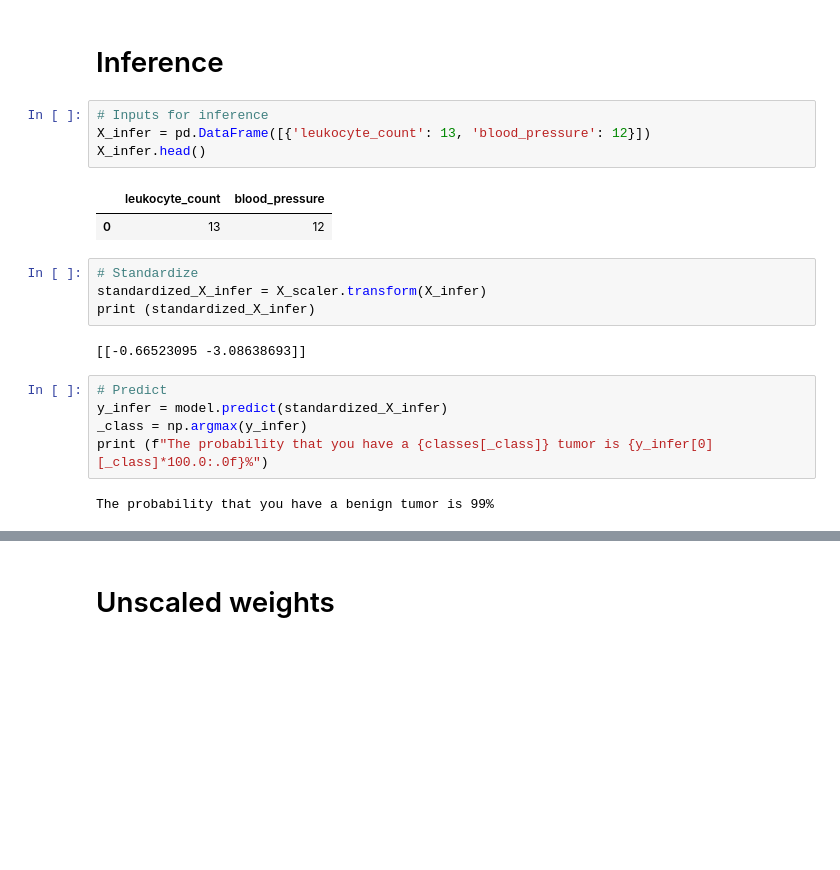
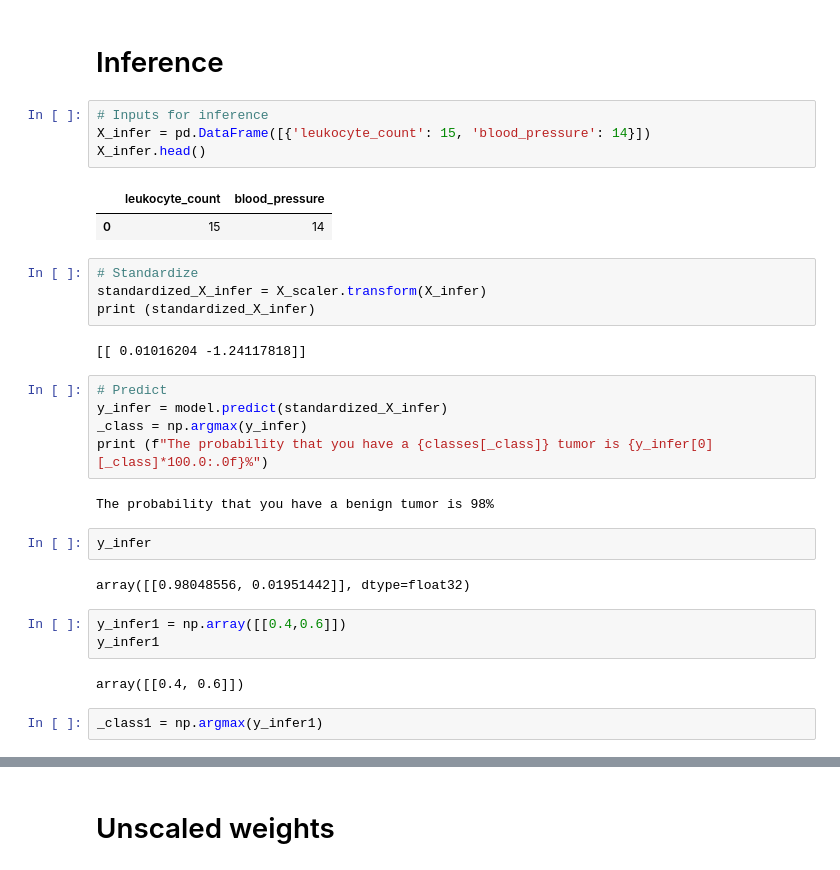
Before and after one commit to sjx1943/python_learning, a Jupyter notebook: python_AI/05_Logistic_Regression.ipynb, the cells around one changed output, grey strips where cells are left out. Drawn from its saved outputs; the diff is of its cells as text; blank space fills up the shorter version.

```diff
--- a/python_AI/05_Logistic_Regression.ipynb
+++ b/python_AI/05_Logistic_Regression.ipynb
@@ -623,21 +670,32 @@ weighted avg       0.98      0.97      0.97       150
 # Inference
 # %%
 # Inputs for inference
-X_infer = pd.DataFrame([{'leukocyte_count': 13, 'blood_pressure': 12}])
+X_infer = pd.DataFrame([{'leukocyte_count': 15, 'blood_pressure': 14}])
 X_infer.head()
 # %% [output]
 |  | leukocyte_count | blood_pressure |
-| 0 | 13 | 12 |
+| 0 | 15 | 14 |
 # %%
 # Standardize
 standardized_X_infer = X_scaler.transform(X_infer)
 print (standardized_X_infer)
 # %% [output]
-[[-0.66523095 -3.08638693]]
+[[ 0.01016204 -1.24117818]]
 # %%
 # Predict
 y_infer = model.predict(standardized_X_infer)
 _class = np.argmax(y_infer)
 print (f"The probability that you have a {classes[_class]} tumor is {y_infer[0][_class]*100.0:.0f}%")
 # %% [output]
-The probability that you have a benign tumor is 99%
+The probability that you have a benign tumor is 98%
+# %%
+y_infer
+# %% [output]
+array([[0.98048556, 0.01951442]], dtype=float32)
+# %%
+y_infer1 = np.array([[0.4,0.6]])
+y_infer1
+# %% [output]
+array([[0.4, 0.6]])
+# %%
+_class1 = np.argmax(y_infer1)
```
Also changed, not shown: parts of 20 cells of this notebook, 5 other files.
